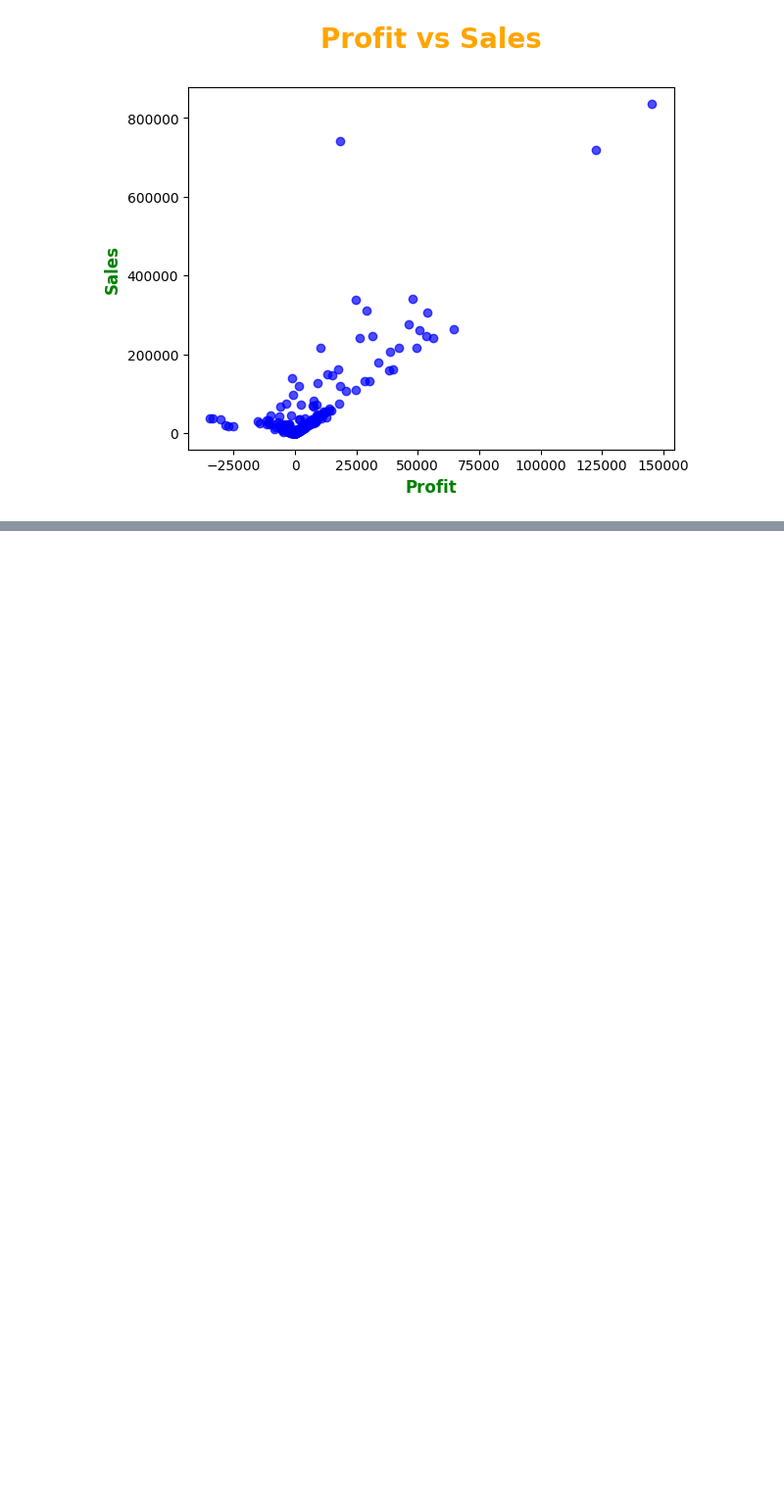
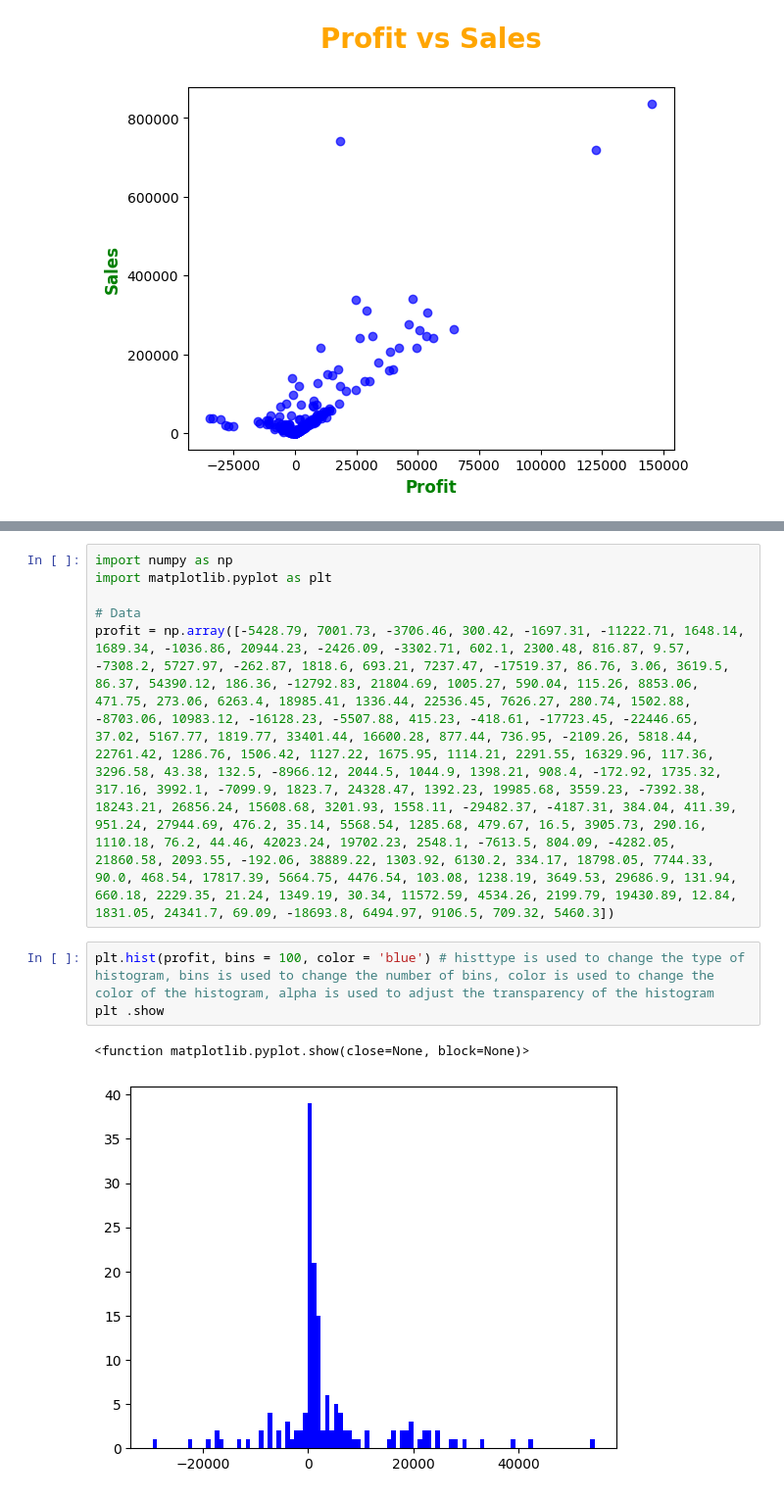
Before and after one commit to AsifVirani5/Project-Matplotlib-Seaborn-DataVisualization, a Jupyter notebook: Matplotlib - Interview Questions & Answers.ipynb, the cells around one changed output, grey strips where cells are left out. Shown: that part at 98% size. Saved outputs shown, nothing was run; the diff lists cells and outputs as text; blank space fills up the shorter version.

```diff
--- a/Matplotlib - Interview Questions & Answers.ipynb
+++ b/Matplotlib - Interview Questions & Answers.ipynb
@@ -64,0 +101,12 @@ Text(0, 0.5, 'Sales')
+# %%
+import numpy as np
+import matplotlib.pyplot as plt
+
+# Data
+profit = np.array([-5428.79, 7001.73, -3706.46, 300.42, -1697.31, -11222.71, 1648.14, 1689.34, -1036.86, 20944.23, -2426.09, -3302.71, 602.1, 2300.48, 816.87, 9.57, -7308.2, 5727.97, -262.87, 1818.6, 693.21, 7237.47, -17519.37, 86.76, 3.06, 3619.5, 86.37, 54390.12, 186.36, -12792.83, 21804.69, 1005.27, 590.04, 115.26, 8853.06, 471.75, 273.06, 6263.4, 18985.41, 1336.44, 22536.45, 7626.27, 280.74, 1502.88, -8703.06, 10983.12, -16128.23, -5507.88, 415.23, -418.61, -17723.45, -22446.65, 37.02, 5167.77, 1819.77, 33401.44, 16600.28, 877.44, 736.95, -2109.26, 5818.44, 22761.42, 1286.76, 1506.42, 1127.22, 1675.95, 1114.21, 2291.55, 16329.96, 117.36, 3296.58, 43.38, 132.5, -8966.12, 2044.5, 1044.9, 1398.21, 908.4, -172.92, 1735.32, 317.16, 3992.1, -7099.9, 1823.7, 24328.47, 1392.23, 19985.68, 3559.23, -7392.38, 18243.21, 26856.24, 15608.68, 3201.93, 1558.11, -29482.37, -4187.31, 384.04, 411.39, 951.24, 27944.69, 476.2, 35.14, 5568.54, 1285.68, 479.67, 16.5, 3905.73, 290.16, 1110.18, 76.2, 44.46, 42023.24, 19702.23, 2548.1, -7613.5, 804.09, -4282.05, 21860.58, 2093.55, -192.06, 38889.22, 1303.92, 6130.2, 334.17, 18798.05, 7744.33, 90.0, 468.54, 17817.39, 5664.75, 4476.54, 103.08, 1238.19, 3649.53, 29686.9, 131.94, 660.18, 2229.35, 21.24, 1349.19, 30.34, 11572.59, 4534.26, 2199.79, 19430.89, 12.84, 1831.05, 24341.7, 69.09, -18693.8, 6494.97, 9106.5, 709.32, 5460.3])
+# %%
+plt.hist(profit, bins = 100, color = 'blue') # histtype is used to change the type of histogram, bins is used to change the number of bins, color is used to change the color of the histogram, alpha is used to adjust the transparency of the histogram
+plt .show
+# %% [output]
+<function matplotlib.pyplot.show(close=None, block=None)>
+[figure, added]
```
Also changed, not shown: parts of 35 cells of this notebook, 2 other files.
